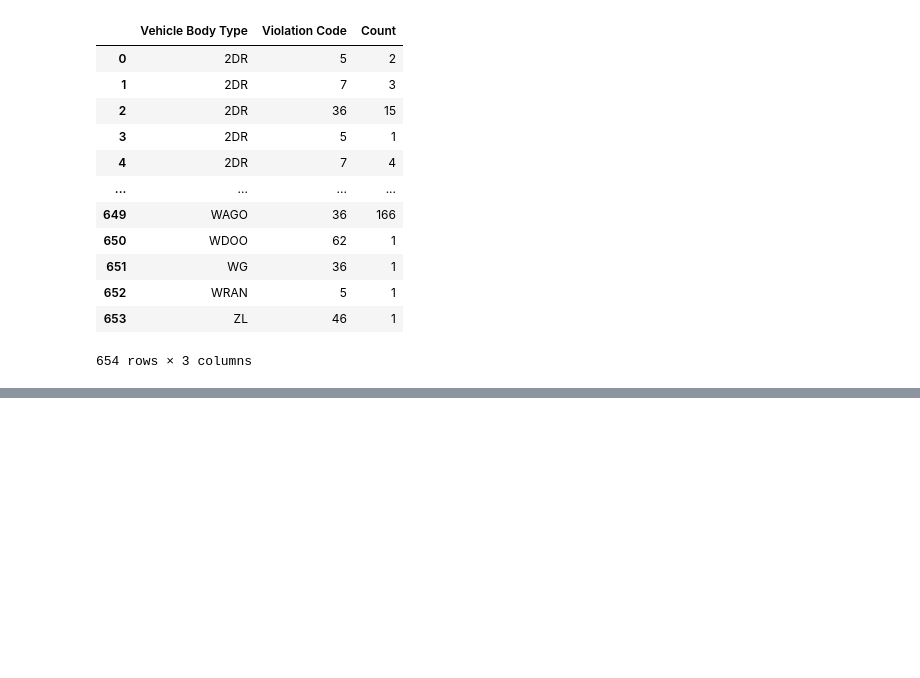
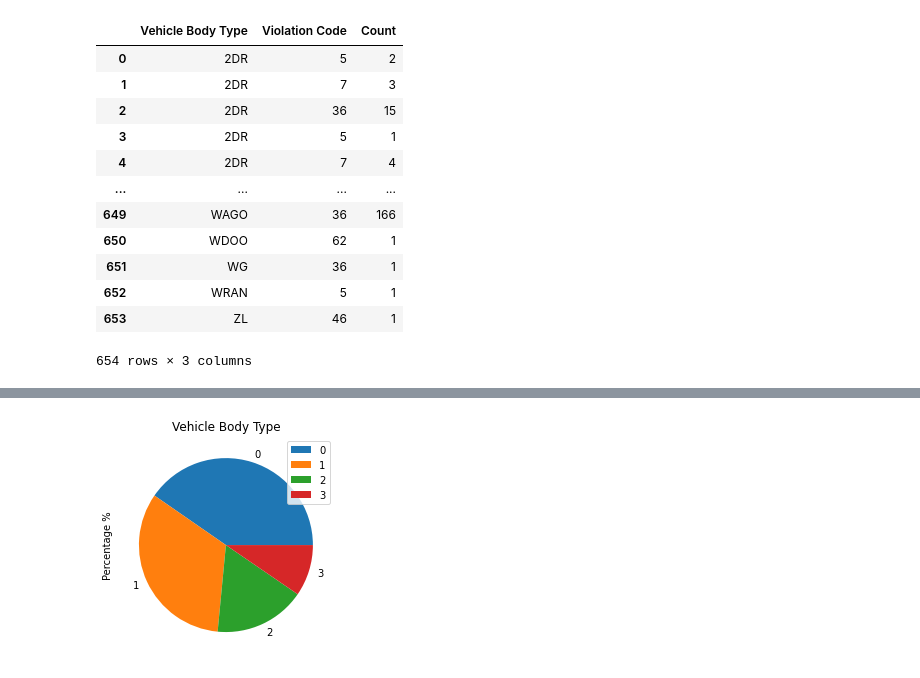
Before and after one commit to RyanAdamGonzalez1996/Project1, a Jupyter notebook: Vehicle_BodyType.ipynb, the cells around one changed output, grey strips where cells are left out. Drawn from its saved outputs; the diff is of its cells as text; code cells hidden in the pictures; blank space fills up the shorter version.

Commit message:
Commit of project for Vehicle Body type

```diff
--- a/Vehicle_BodyType.ipynb
+++ b/Vehicle_BodyType.ipynb
@@ -188,0 +178,3 @@ vc.to_excel(r"Resources\clean1.xlsx", index=False)
+# %%
+topten_df=pd.read_excel("Resources\clean2.xlsx", index=False)
+topten_df
@@ -188,0 +195,21 @@ vc.to_excel(r"Resources\clean1.xlsx", index=False)
+# %%
+#calculate percentage of violations per body type. consider top 5, if % less than 1 or very low, then combine those values as others
+
+#count of total violations
+totalviolations= topten_df['Count'].sum()
+print(f"Total Violations: {totalviolations}")
+
+top5_df = topten_df.groupby(['Vehicle Body Type'])['Count'].sum().reset_index()
+print(top5_df)
+
+top5_df['Percentage %'] = ((top5_df['Count']*100)/totalviolations)
+
+sorted_top5_df = top5_df.sort_values(by='Percentage %',ascending=False).reset_index()
+sorted_copy = sorted_top5_df
+
+sorted_copy['Vehicle Body Type']=np.where(sorted_copy['Percentage %']<=5,'Other',sorted_copy['Vehicle Body Type'])
+
+sorted_copy_grouped = sorted_copy.groupby(['Vehicle Body Type'])['Count'].sum().reset_index()
+sorted_copy_grouped['Percentage %'] = ((sorted_copy_grouped['Count']*100)/totalviolations)
+sorted_cleaned_copy_final = sorted_copy_grouped.sort_values(by='Percentage %',ascending=False).reset_index()
+sorted_cleaned_copy_final
@@ -188,0 +237,5 @@ vc.to_excel(r"Resources\clean1.xlsx", index=False)
+# %%
+#Pie plot using dataframe
+plot=sorted_cleaned_copy_final.plot.pie(y='Percentage %',title=("Vehicle Body Type"))
+# %% [output]
+[figure, added]
```
Also changed, not shown: parts of 9 cells of this notebook, 1 other file.
